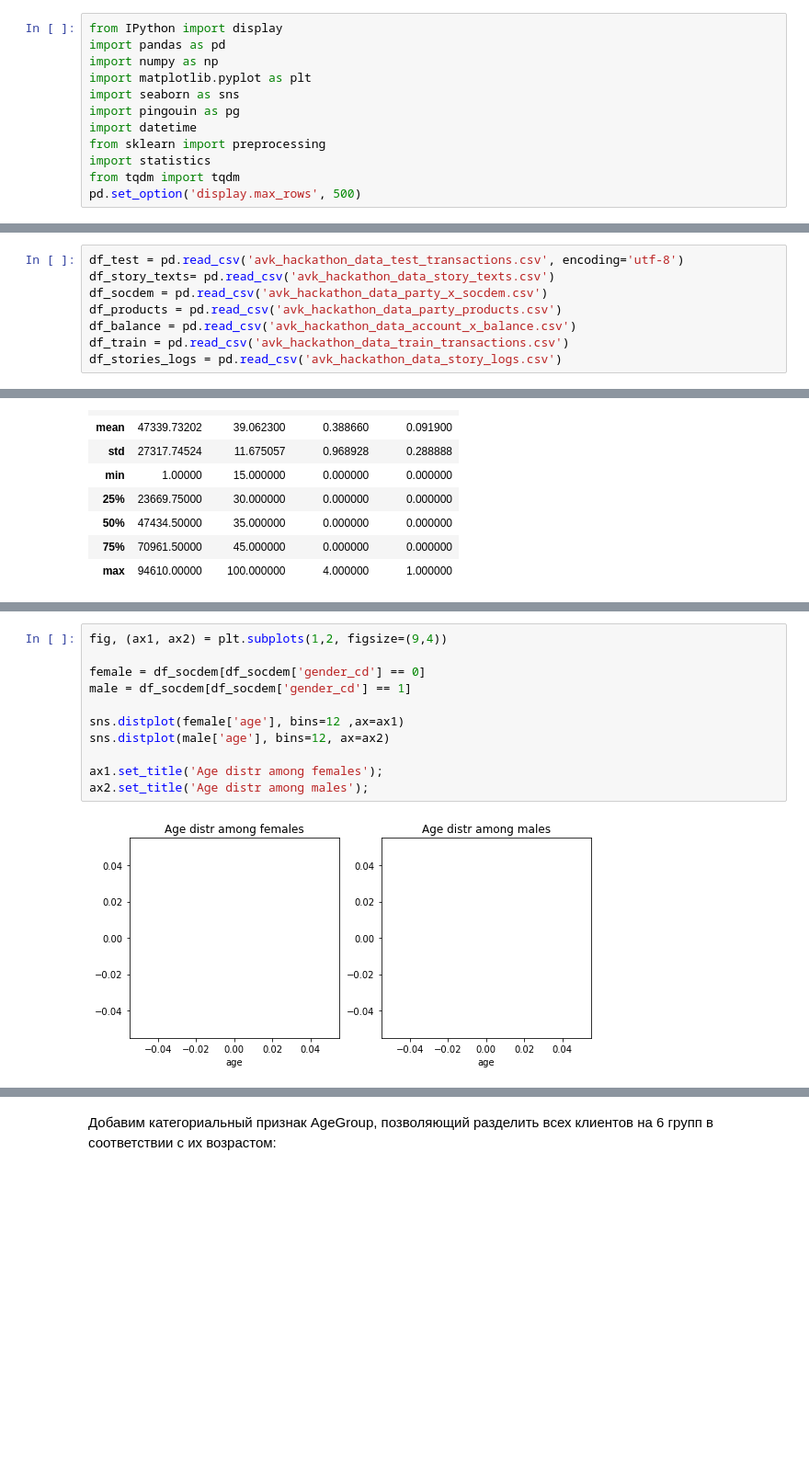
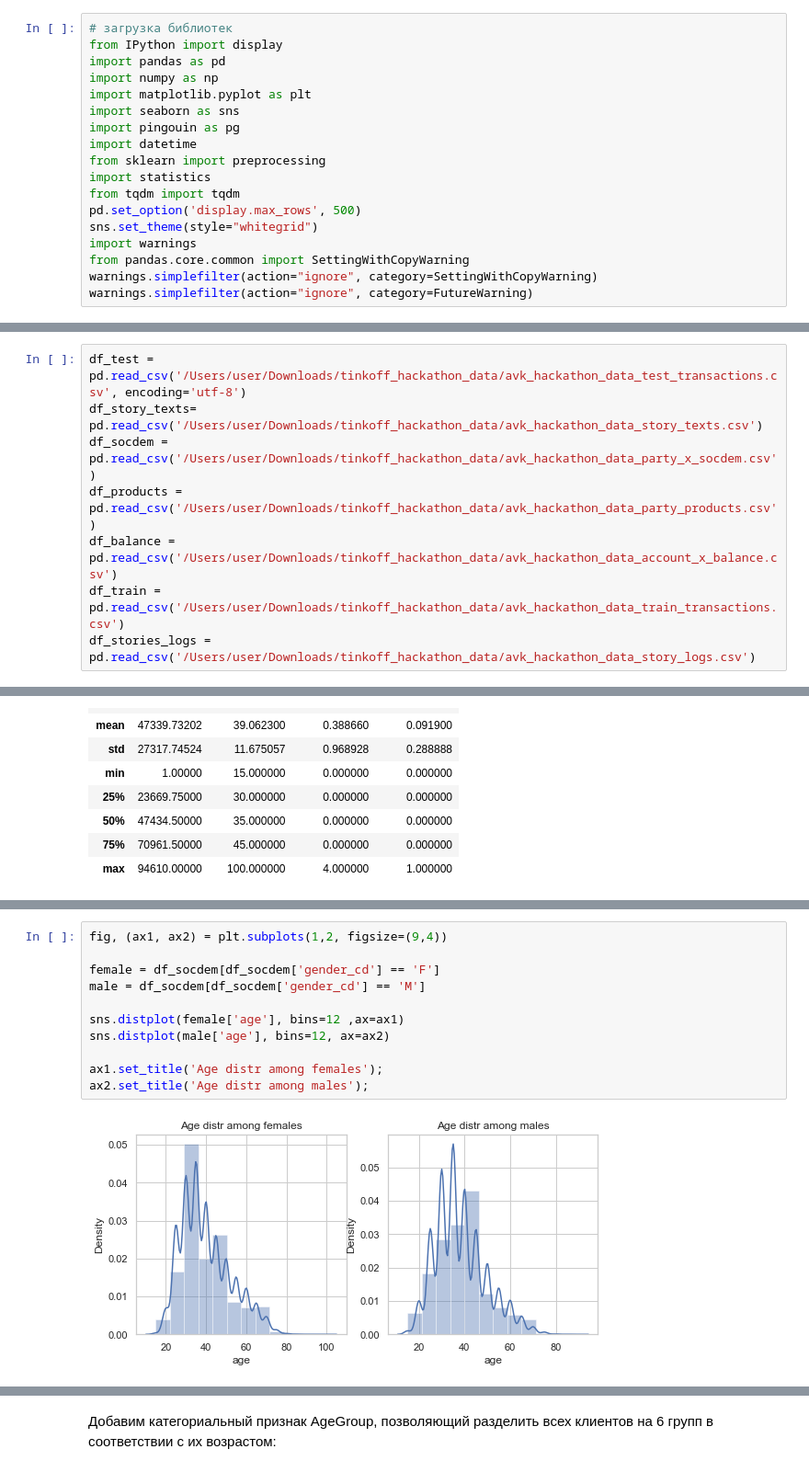
Before and after one commit to Stuksus/Hakaton_Finodays, a Jupyter notebook: temp_version.ipynb, the cells around one changed output, grey strips where cells are left out. Shown at 92% size. Drawn from its saved outputs; the diff is of its cells as text; blank space fills up the shorter version.

```diff
--- a/temp_version.ipynb
+++ b/temp_version.ipynb
@@ -73,4 +55,5 @@ Successfully installed littleutils-0.2.2 outdated-0.2.1 pandas-flavor-0.2.0 ping
 # %%
+# загрузка библиотек
 from IPython import display
 import pandas as pd
 import numpy as np
@@ -82,3 +65,8 @@ from sklearn import preprocessing
 import statistics
 from tqdm import tqdm
 pd.set_option('display.max_rows', 500)
+sns.set_theme(style="whitegrid")
+import warnings
+from pandas.core.common import SettingWithCopyWarning
+warnings.simplefilter(action="ignore", category=SettingWithCopyWarning)
+warnings.simplefilter(action="ignore", category=FutureWarning)
@@ -140,13 +83,13 @@ def removing_outliers(column,frame, count = 0,total_outliers = 0, alpha = 1.5,ma
 !wget  -O 'avk_hackathon_data_story_logs.csv' -q 'https://www.dropbox.com/s/8oexjpfpn8nqrnn/avk_hackathon_data_story_logs.csv?dl=0'
 !wget  -O 'avk_hackathon_data_test_transactions.csv' -q 'https://www.dropbox.com/s/97ik1n6y3osrxug/avk_hackathon_data_test_transactions.csv?dl=0'
 # %%
-df_test = pd.read_csv('avk_hackathon_data_test_transactions.csv', encoding='utf-8')
-df_story_texts= pd.read_csv('avk_hackathon_data_story_texts.csv')
-df_socdem = pd.read_csv('avk_hackathon_data_party_x_socdem.csv')
-df_products = pd.read_csv('avk_hackathon_data_party_products.csv')
-df_balance = pd.read_csv('avk_hackathon_data_account_x_balance.csv')
-df_train = pd.read_csv('avk_hackathon_data_train_transactions.csv')
-df_stories_logs = pd.read_csv('avk_hackathon_data_story_logs.csv')
+df_test = pd.read_csv('/Users/user/Downloads/tinkoff_hackathon_data/avk_hackathon_data_test_transactions.csv', encoding='utf-8')
+df_story_texts= pd.read_csv('/Users/user/Downloads/tinkoff_hackathon_data/avk_hackathon_data_story_texts.csv')
+df_socdem = pd.read_csv('/Users/user/Downloads/tinkoff_hackathon_data/avk_hackathon_data_party_x_socdem.csv')
+df_products = pd.read_csv('/Users/user/Downloads/tinkoff_hackathon_data/avk_hackathon_data_party_products.csv')
+df_balance = pd.read_csv('/Users/user/Downloads/tinkoff_hackathon_data/avk_hackathon_data_account_x_balance.csv')
+df_train = pd.read_csv('/Users/user/Downloads/tinkoff_hackathon_data/avk_hackathon_data_train_transactions.csv')
+df_stories_logs = pd.read_csv('/Users/user/Downloads/tinkoff_hackathon_data/avk_hackathon_data_story_logs.csv')
 # %% [markdown]
 ### Анализ тренировочной выборки  <a class="anchor" id="ch22"></a>
 # %% [markdown]
@@ -384,13 +335,13 @@ df_socdem.describe()
 # %%
 fig, (ax1, ax2) = plt.subplots(1,2, figsize=(9,4))
 
-female = df_socdem[df_socdem['gender_cd'] == 0]
-male = df_socdem[df_socdem['gender_cd'] == 1]
+female = df_socdem[df_socdem['gender_cd'] == 'F']
+male = df_socdem[df_socdem['gender_cd'] == 'M']
 
 sns.distplot(female['age'], bins=12 ,ax=ax1)
 sns.distplot(male['age'], bins=12, ax=ax2)
 
 ax1.set_title('Age distr among females');
 ax2.set_title('Age distr among males');
 # %% [output]
-[figure, old version]
+[figure, new version]
```
Also changed, not shown: parts of 154 cells of this notebook.
